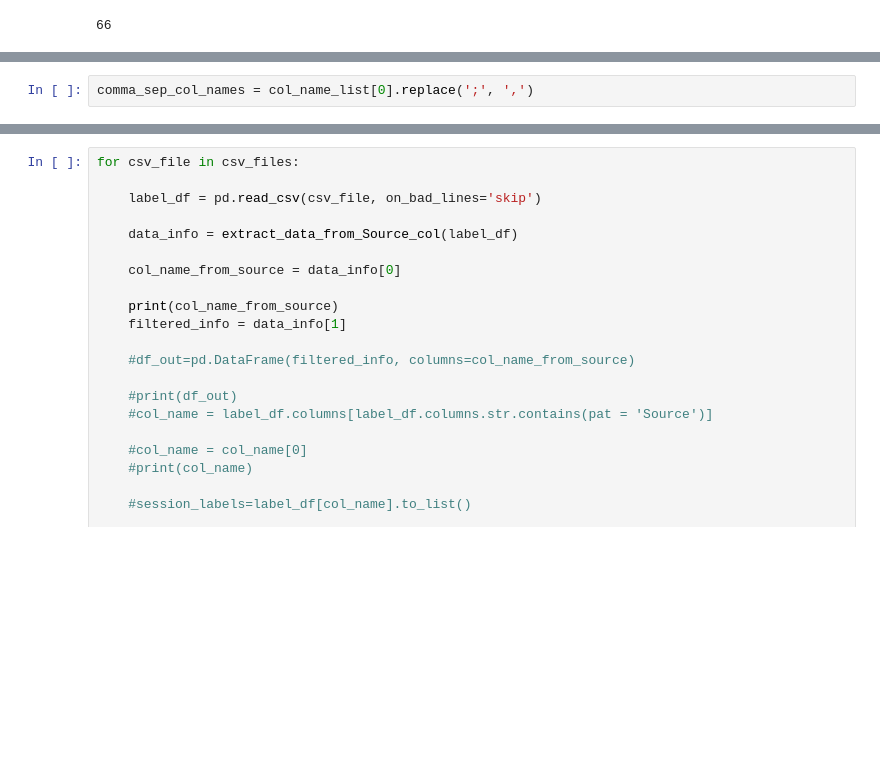
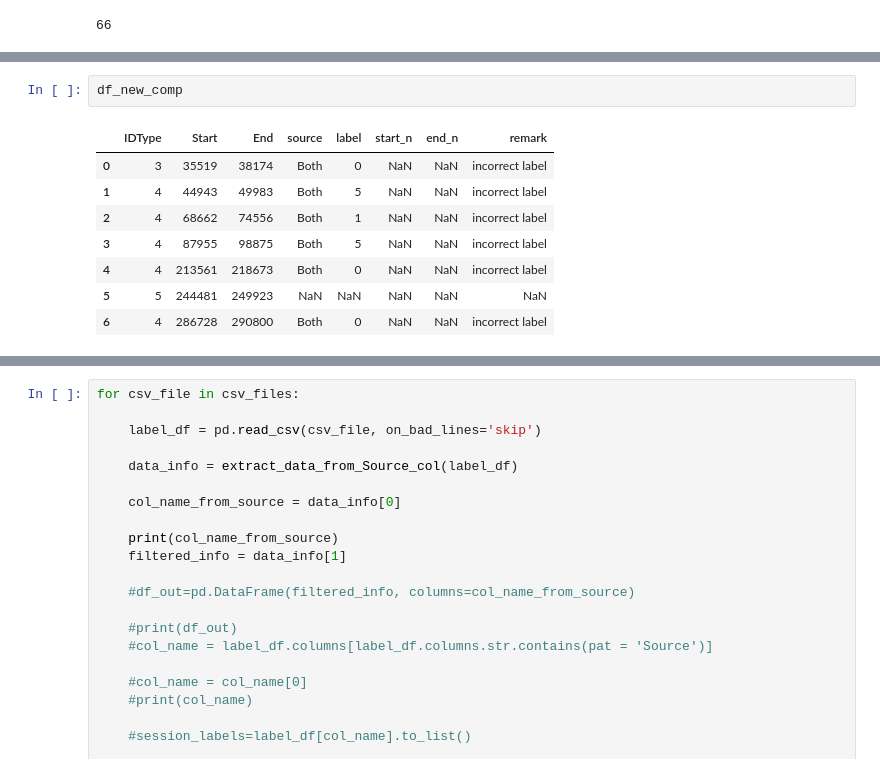
Before and after one commit to saifhanjra/EVITA_label_quality_checker, a Jupyter notebook: ground_truth_cehcker.ipynb, the cells around one changed output, grey strips where cells are left out. Cells and saved outputs as stored; diff of their text form; blank space fills up the shorter version.

```diff
--- a/ground_truth_cehcker.ipynb
+++ b/ground_truth_cehcker.ipynb
@@ -62,3 +99,12 @@ Index(['IDType', 'Start', 'End', 'Source;label;start_n;end_n;remark'], dtype='ob
 # %%
-comma_sep_col_names = col_name_list[0].replace(';', ',')
+df_new_comp
+# %% [output]
+|  | IDType | Start | End | source | label | start_n | end_n | remark |
+| 0 | 3 | 35519 | 38174 | Both | 0 | NaN | NaN | incorrect label |
+| 1 | 4 | 44943 | 49983 | Both | 5 | NaN | NaN | incorrect label |
+| 2 | 4 | 68662 | 74556 | Both | 1 | NaN | NaN | incorrect label |
+| 3 | 4 | 87955 | 98875 | Both | 5 | NaN | NaN | incorrect label |
+| 4 | 4 | 213561 | 218673 | Both | 0 | NaN | NaN | incorrect label |
+| 5 | 5 | 244481 | 249923 | NaN | NaN | NaN | NaN | NaN |
+| 6 | 4 | 286728 | 290800 | Both | 0 | NaN | NaN | incorrect label |
 # %%
```
Also changed, not shown: parts of 15 cells of this notebook.
